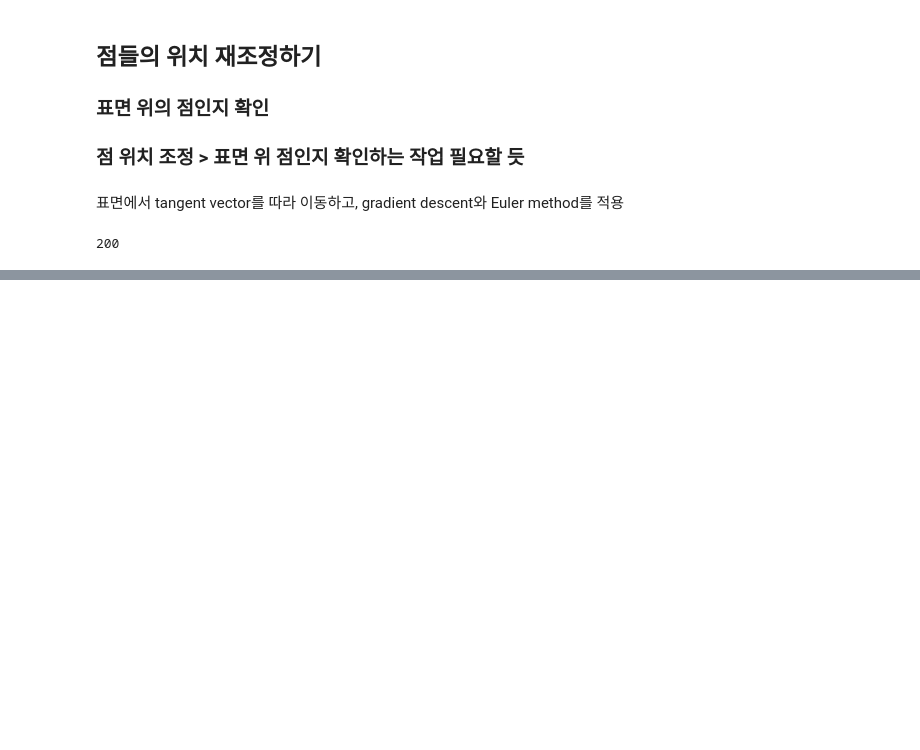
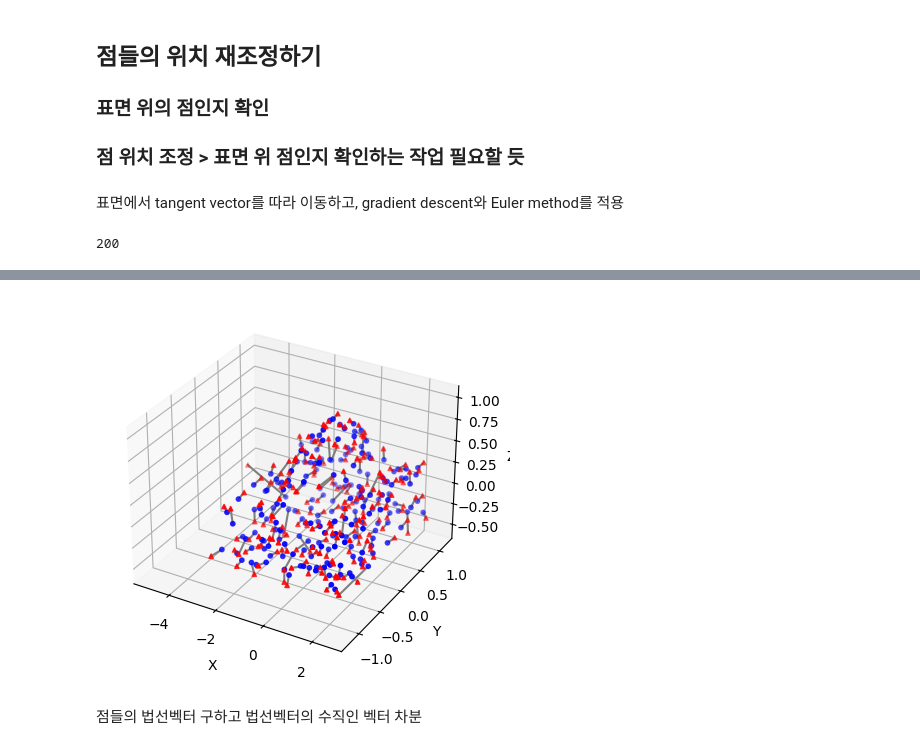
Before and after one commit to vinca0224/3D, a Jupyter notebook: trimesh.ipynb, the cells around one changed output, grey strips where cells are left out. Saved outputs shown, nothing was run; the diff lists cells and outputs as text; code cells hidden in the pictures; blank space fills up the shorter version.

```diff
--- a/trimesh.ipynb
+++ b/trimesh.ipynb
@@ -282,0 +281,5 @@ plt.show()
+# %%
+## 점 이동 시키기
+point_moved = sorted_points.copy()
+point_moved[1:] = point_moved[1:] + 0.5 * tangent_vectors
+point_moved
@@ -282,0 +304,26 @@ plt.show()
+# %%
+fig = plt.figure()
+ax = fig.add_subplot(111, projection='3d')
+
+# 점 그리기
+ax.scatter(point_moved[:, 0], point_moved[:, 1], point_moved[:, 2], marker='^', s=10, color="red")
+ax.scatter(sorted_points[:, 0], sorted_points[:, 1], sorted_points[:, 2], marker='o', s=10, color="blue")
+
+# 같은 인덱스끼리 선으로 연결
+for i in range(len(points)):
+    ax.plot([sorted_points[i, 0], point_moved[i, 0]],
+            [sorted_points[i, 1], point_moved[i, 1]],
+            [sorted_points[i, 2], point_moved[i, 2]], color="gray", linestyle="-")
+
+# 제목 설정 및 축 라벨
+ax.set_xlabel('X')
+ax.set_ylabel('Y')
+ax.set_zlabel('Z')
+# ax.view_init(elev=30, azim=60)
+
+# 플롯 보여주기
+plt.show()
+# %% [output]
+[figure, added]
+# %% [markdown]
+점들의 법선벡터 구하고 법선벡터의 수직인 벡터 차분
```
Also changed, not shown: parts of 9 cells of this notebook, 1 other file.
